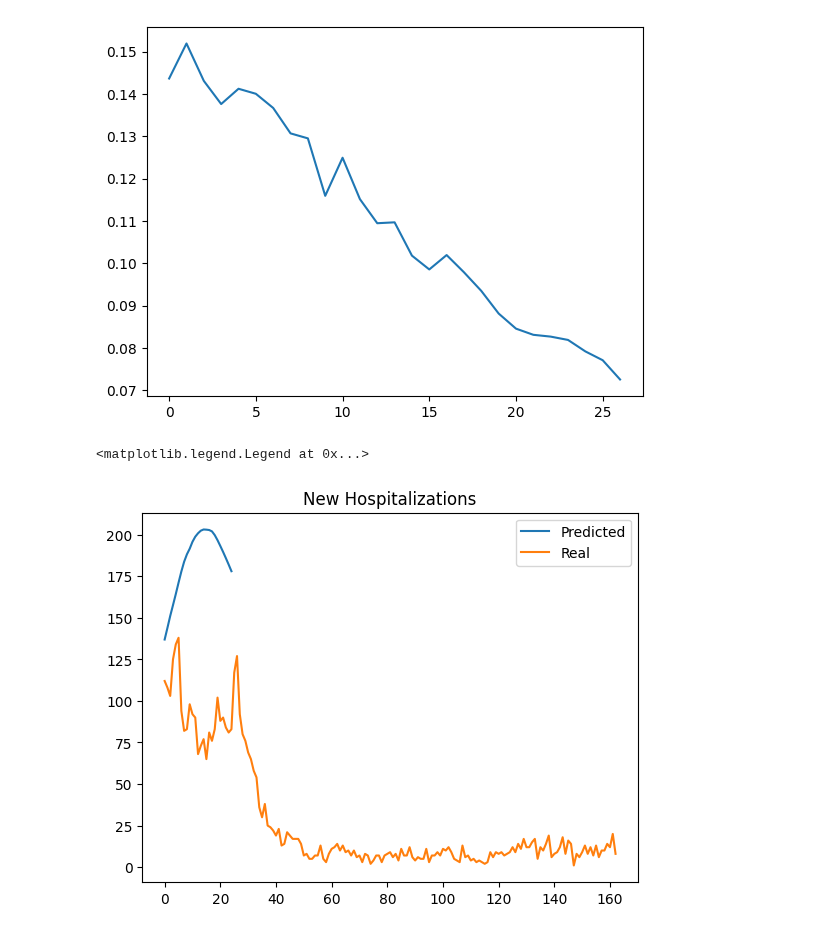
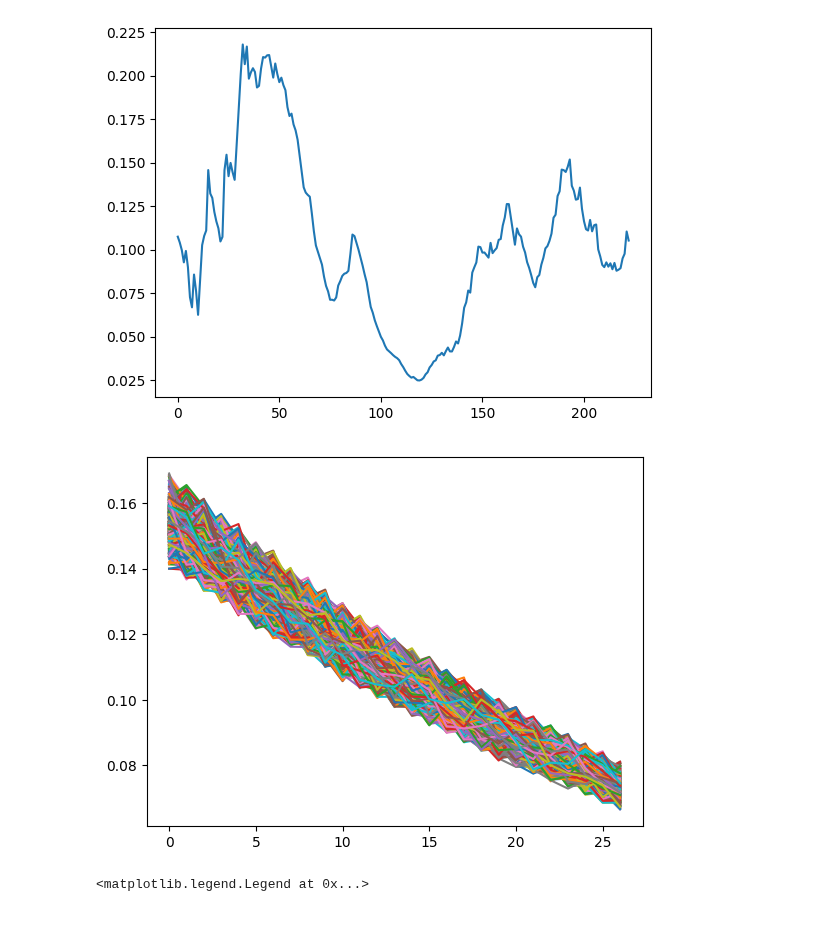
Before and after one commit to atiumcache/PF_forecast, a Jupyter notebook: juptyer notebooks/LSODA_forecasting.ipynb, the cells around one changed output. Drawn from its saved outputs; the diff is of its cells as text; code cells hidden in the pictures.

```diff
--- a/juptyer notebooks/LSODA_forecasting.ipynb
+++ b/juptyer notebooks/LSODA_forecasting.ipynb
@@ -8,11 +8,18 @@ import pandas as pd
 
 predicted_beta = pd.read_csv('../datasets/out_logit-beta_trj_bootp.csv').to_numpy()
 predicted_beta = np.delete(predicted_beta,0,1)
+
 observations = pd.read_csv('../datasets/FLU_HOSPITALIZATIONS.csv').to_numpy()
 observations = np.delete(observations,0,1)
+
 estimated_state = pd.read_csv('../datasets/ESTIMATED_HOSP.csv').to_numpy()
 estimated_state = np.delete(estimated_state,0,1)
 
+pf_beta = pd.read_csv('../datasets/average_beta.csv').to_numpy()
+pf_beta = np.delete(pf_beta,0,1)
+
+plt.plot(pf_beta)
+plt.show()
 
 def RHS_H(t,state,param):
     #params has all the parameters – beta, gamma
@@ -47,40 +54,49 @@ def Jacobian(t,state,par):
                         [0,par.gamma/par.D,0,0,0,],])
 
 
 
-plt.plot(predicted_beta[500,:])
+for i in range(1000):
+    plt.plot(predicted_beta[i,:])
 plt.show()
 
 def beta(t):
-    return predicted_beta[500,t]
+    return float(pf_beta[t])
+    #return predicted_beta[500,t]
 
-y0 = np.concatenate((estimated_state[60],observations[60]))
+y0 = np.concatenate((estimated_state[0],observations[0]))
 
 
-t_span = [0.0,26.0]
+t_span = [0.0,200.0]
 par={
 "beta":beta,
 "gamma":0.1,
 "eta":0.1,
 "std":10,
 "hosp":15,
 "L":90,
 "D":10}
+
+# betas = []
+# t_span_test = np.linspace(0,26,100)
+# for t in range(len(t_span_test)):
+#     betas.append(par['beta'](int(t_span_test[t])))
+# plt.plot(t_span_test,betas)
+# plt.show()
+
 sol =  solve_ivp(fun=lambda t,z: RHS_H(t,z,par),
                     jac=lambda t,z:Jacobian(t,z,par),
                     t_span=t_span,
-                    t_eval= np.linspace(0.0,26.0,26),
+                    t_eval= np.linspace(0.0,200.0,num=201),
                     y0=y0,
                     method='LSODA')
 
 
-#plt.plot(observations[0:100])
 
 plt.title('New Hospitalizations')
 plt.plot(np.diff(sol.y[4,:]),label = "Predicted")
-plt.plot(observations[60:],label = "Real")
+plt.plot(observations,label = "Real")
 plt.legend()
 # %% [output]
-[figure, old version]
+[figure, new version]
+[figure, new version]
 <matplotlib.legend.Legend at 0x...>
-[figure, old version]
```
Also changed, not shown: parts of 1 cell of this notebook, 11 other files.
